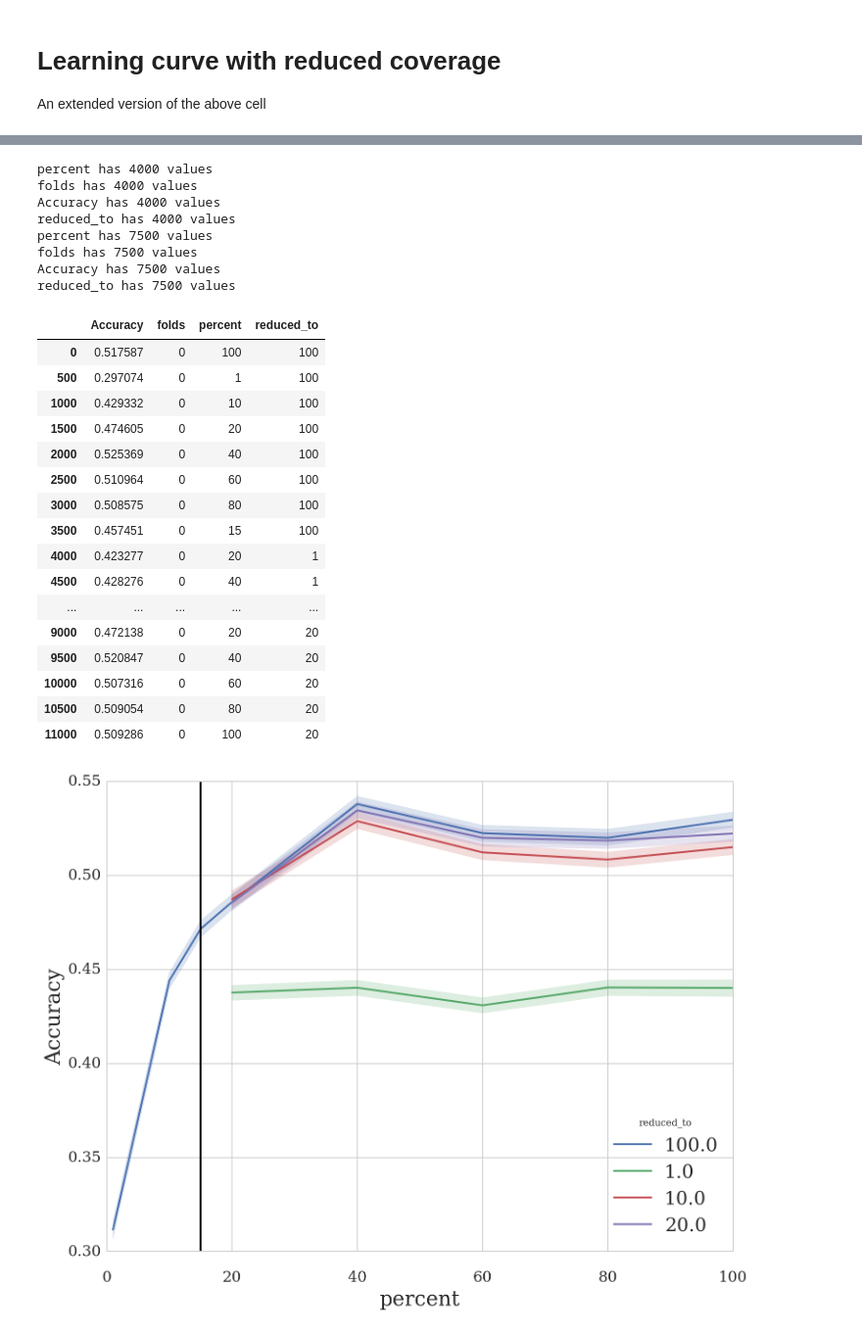
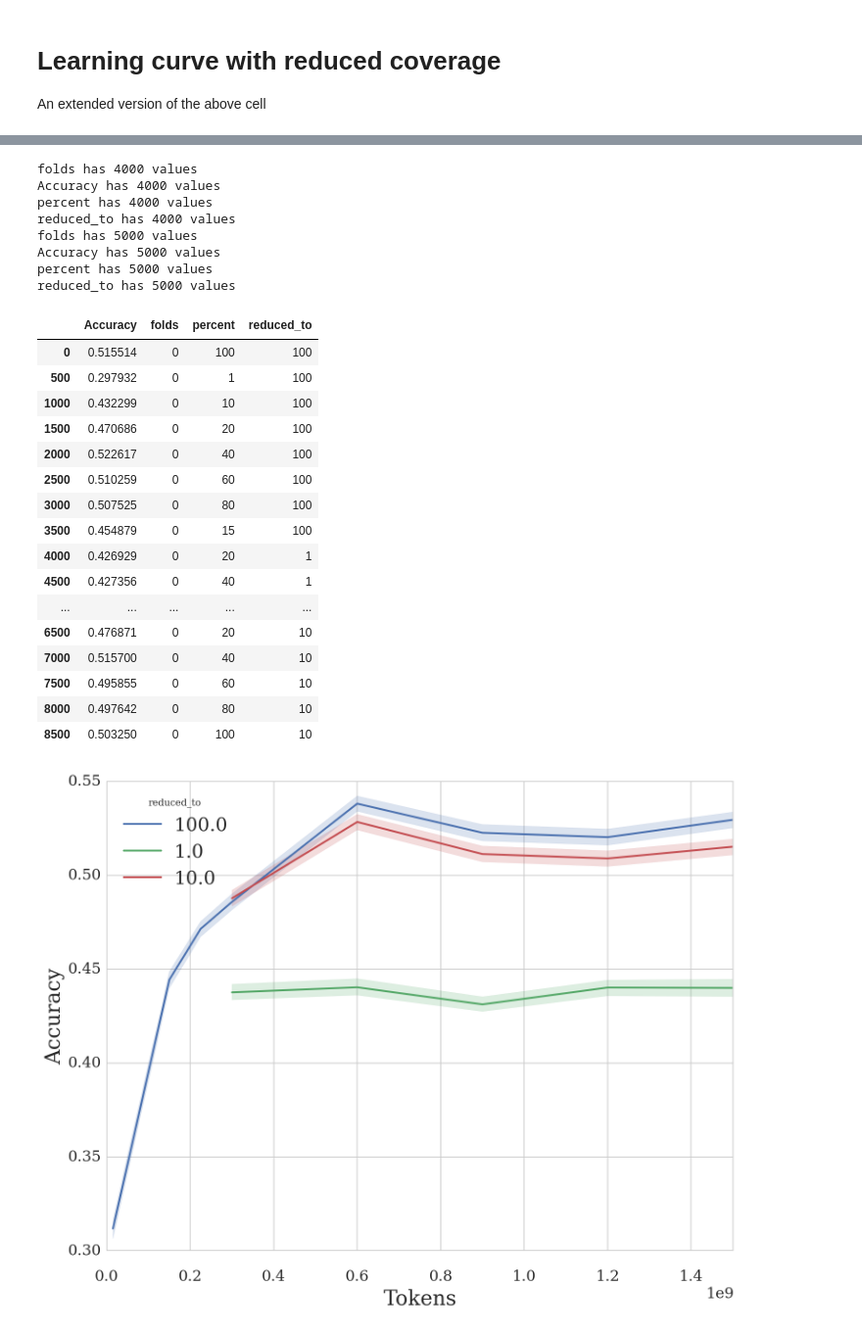
Before and after one commit to mbatchkarov/ExpLosion, a Jupyter notebook: notebooks/reduced_coverage_experiments.ipynb, the cells around one changed output, grey strips where cells are left out. Shown at 98% size. Drawn from its saved outputs; the diff is of its cells as text; code cells hidden in the pictures.

```diff
--- a/notebooks/reduced_coverage_experiments.ipynb
+++ b/notebooks/reduced_coverage_experiments.ipynb
@@ -92,7 +96,7 @@ Calculating CI for exp 285
 An extended version of the above cell
 # %%
 constrained_exp_ids = Experiment.objects.filter(expansions__entries_of__isnull=False,
-                                    expansions__entries_of__unlabelled_percentage__in=[1, 10, 20],
+                                    expansions__entries_of__unlabelled_percentage__in=[1, 10],
                                     expansions__vectors__composer='Add').values_list('id', flat=True)
 print(constrained_exp_ids)
 # %% [output]
@@ -116,40 +120,42 @@ df1 = dataframe_from_exp_ids(unconstrained_exp_ids, names)
 df2 = dataframe_from_exp_ids(constrained_exp_ids, names)
 # df2['kind'] = 'Limited'
 # %% [output]
-percent has 4000 values
 folds has 4000 values
 Accuracy has 4000 values
+percent has 4000 values
 reduced_to has 4000 values
-percent has 7500 values
-folds has 7500 values
-Accuracy has 7500 values
-reduced_to has 7500 values
+folds has 5000 values
+Accuracy has 5000 values
+percent has 5000 values
+reduced_to has 5000 values
 # %%
 df = pd.concat([df1, df2], ignore_index=True).convert_objects(convert_numeric=True).fillna(100)
 # %%
 df[df.folds==0]
 # %% [output]
 |  | Accuracy | folds | percent | reduced_to |
-| 0 | 0.517587 | 0 | 100 | 100 |
-| 500 | 0.297074 | 0 | 1 | 100 |
-| 1000 | 0.429332 | 0 | 10 | 100 |
-| 1500 | 0.474605 | 0 | 20 | 100 |
-| 2000 | 0.525369 | 0 | 40 | 100 |
-| 2500 | 0.510964 | 0 | 60 | 100 |
-| 3000 | 0.508575 | 0 | 80 | 100 |
-| 3500 | 0.457451 | 0 | 15 | 100 |
-| 4000 | 0.423277 | 0 | 20 | 1 |
-| 4500 | 0.428276 | 0 | 40 | 1 |
+| 0 | 0.515514 | 0 | 100 | 100 |
+| 500 | 0.297932 | 0 | 1 | 100 |
+| 1000 | 0.432299 | 0 | 10 | 100 |
+| 1500 | 0.470686 | 0 | 20 | 100 |
+| 2000 | 0.522617 | 0 | 40 | 100 |
+| 2500 | 0.510259 | 0 | 60 | 100 |
+| 3000 | 0.507525 | 0 | 80 | 100 |
+| 3500 | 0.454879 | 0 | 15 | 100 |
+| 4000 | 0.426929 | 0 | 20 | 1 |
+| 4500 | 0.427356 | 0 | 40 | 1 |
 | ... | ... | ... | ... | ... |
-| 9000 | 0.472138 | 0 | 20 | 20 |
-| 9500 | 0.520847 | 0 | 40 | 20 |
-| 10000 | 0.507316 | 0 | 60 | 20 |
-| 10500 | 0.509054 | 0 | 80 | 20 |
-| 11000 | 0.509286 | 0 | 100 | 20 |
+| 6500 | 0.476871 | 0 | 20 | 10 |
+| 7000 | 0.515700 | 0 | 40 | 10 |
+| 7500 | 0.495855 | 0 | 60 | 10 |
+| 8000 | 0.497642 | 0 | 80 | 10 |
+| 8500 | 0.503250 | 0 | 100 | 10 |
 # %%
-ax = sns.tsplot(df, time='percent', unit='folds', condition='reduced_to', value='Accuracy')
-plt.xlim(0, 100)
-plt.axvline(15, c='k');
+df['Tokens'] = df.percent * 1500000000 / 100
+ax = sns.tsplot(df, time='Tokens', unit='folds', condition='reduced_to', value='Accuracy')
+plt.xlim(0, df.Tokens.max())
+# plt.axvline(15 * 1500000000/ 100, color='red', linestyle='dotted');
+# plt.axvline(1 * 1500000000/ 100, color='green', linestyle='dotted');
 plt.savefig('plot-learning-curve-with-reduction.pdf', format='pdf', dpi=300)
 # %% [output]
-[figure, old version]
+[figure, new version]
```
Also changed, not shown: parts of 8 cells of this notebook, 5 other files.
